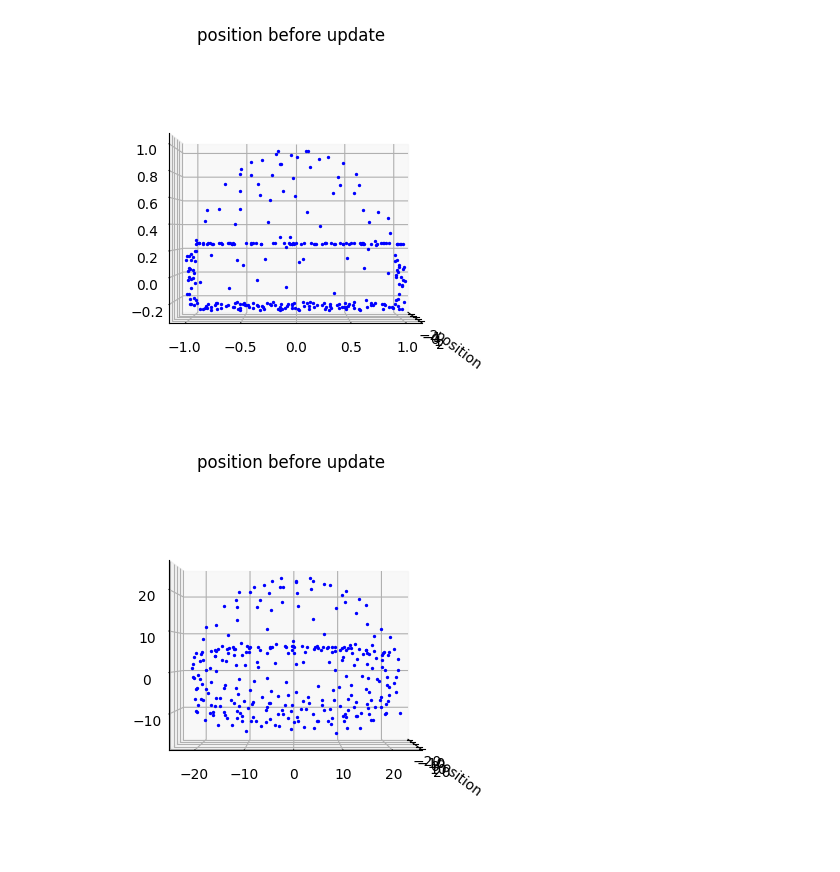
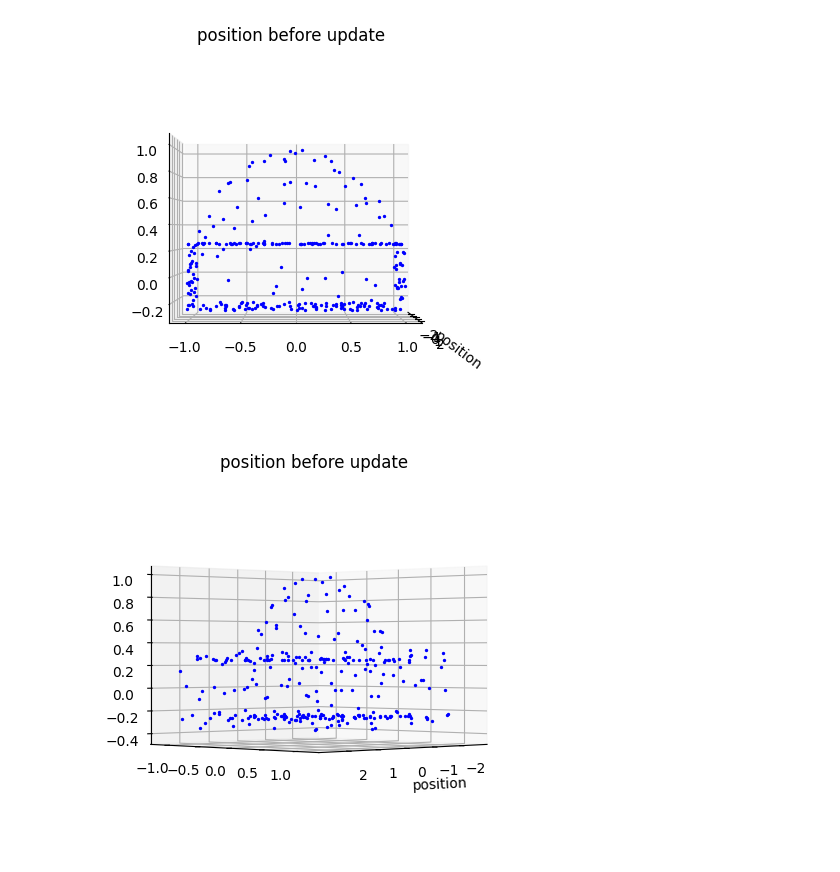
Before and after one commit to vinca0224/3D, a Jupyter notebook: uniform3d.ipynb, the cells around one changed output. Saved outputs shown, nothing was run; the diff lists cells and outputs as text; code cells hidden in the pictures.

```diff
--- a/uniform3d.ipynb
+++ b/uniform3d.ipynb
@@ -4,6 +4,18 @@ import numpy as np
 
 model = trimesh.load('./obj/model.stl')
 samples, face_indexes = trimesh.sample.sample_surface_even(model, 300)
+# %%
+normals = []
+
+for i in range(len(samples)):
+    sample = samples[i]  # 표면 위의 샘플링된 점
+    face_index = face_indexes[i]  # 해당 점이 속한 삼각형 면의 인덱스
+
+    # 삼각형 면의 노말 벡터 가져오기
+    normal = model.face_normals[face_index]
+
+    # 샘플 점에서의 노말 벡터 추가
+    normals.append(normal)
 # %%
 # samples
 # %%
@@ -27,59 +39,59 @@ plt.title('position before update')
 plt.xlabel('position')
 plt.show()
 # %% [output]
-[figure, old version]
+[figure, new version]
 # %%
 from scipy.stats import norm
 
-i = 0
+count = 0
 
-while i < 100:
+while count < 100:
 
-    dens = []
+    # dens = []
     vec = []
 
-    for num in samples:
-        sum_pdf = 0
+    for i in range(len(samples)):
+        # sum_pdf = 0
         vec_total = 0
         # 여기에 가우시안 넣어야 될듯
         for num2 in samples:
-            if not np.array_equal(num, num2):
+            if not np.array_equal(samples[i], num2):
                 # gaussian 커널로 점들간 거리에 따라 확률추정
                 # 이게 벡터의 크기
-                distance = np.linalg.norm(num - num2)
-                p = norm.pdf(distance, 0, 1)
+                distance = np.linalg.norm(samples[i] - num2)
+                p = norm.pdf(distance, 0, 0.1)
                 # 점 num에서 확률추정
-                sum_pdf += p
-                vec_total += p * (num-num2)
+                # sum_pdf += p
+                vec_total += p * (samples[i]-num2) /distance
 
-                # vec_total += p *
+                vec_total += p * np.subtract(samples[i] - num2, np.dot(samples[i] - num2, normals[i]) * normals[i])
                 # tangent = np.subtract(v1, np.dot(v1, normals[i]) * normals[i])
 
-        dens.append(sum_pdf / (len(samples)-1))
-        vec.append(vec_total)
+        # dens.append(sum_pdf / (len(samples)-1))
+        vec.append(0.01 * vec_total)
 
-    dens /= np.sum(dens)
+    # dens /= np.sum(dens)
     samples += vec
-    i += 1
+    count += 1
 # %%
 import matplotlib.pyplot as plt
 
 # nums의 최소값과 최대값 구하기
 min_num = np.min(samples)
 max_num = np.max(samples)
 
 fig = plt.figure()
 ax = fig.add_subplot(111, projection='3d')
 
 for i in range(len(samples)):
 
     # 샘플링된 점 그리기
     ax.scatter(samples[i][0], samples[i][1], samples[i][2], marker= 'o', s=2, color='b')
 
-ax.view_init(elev=0, azim=0)
+ax.view_init(elev=0, azim= 45)
 
 plt.title('position before update')
 plt.xlabel('position')
 plt.show()
 # %% [output]
-[figure, old version]
+[figure, new version]
```
Also changed, not shown: 3 other files.
